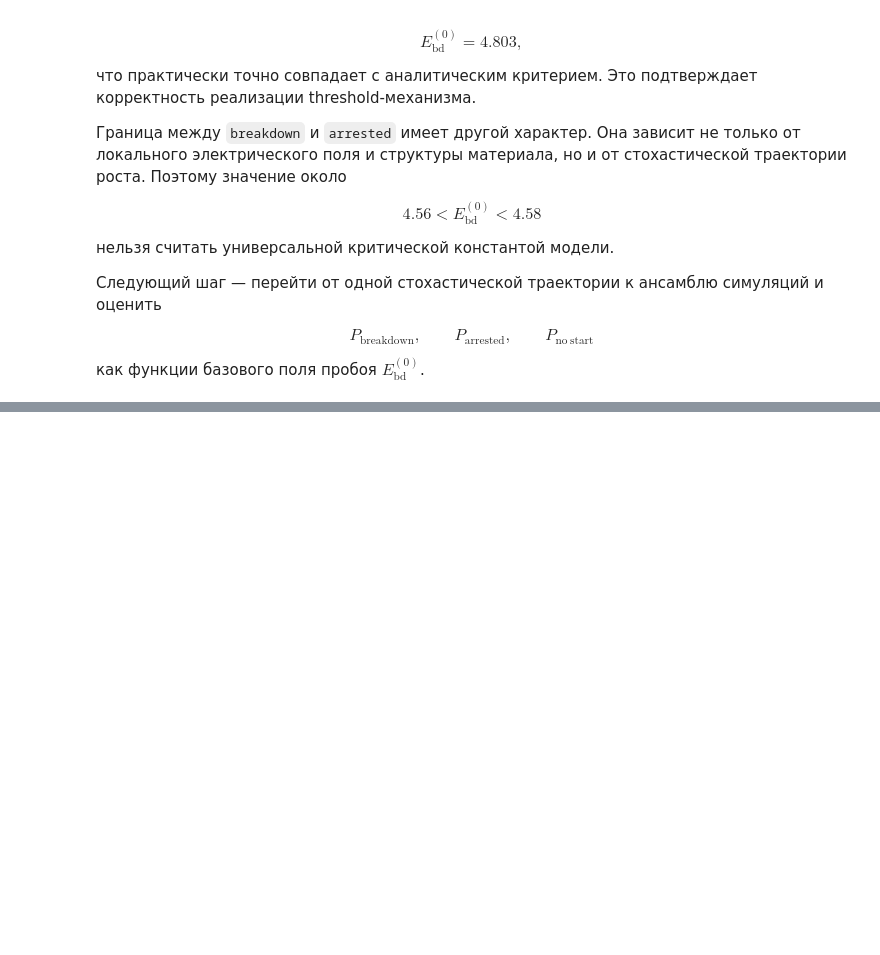
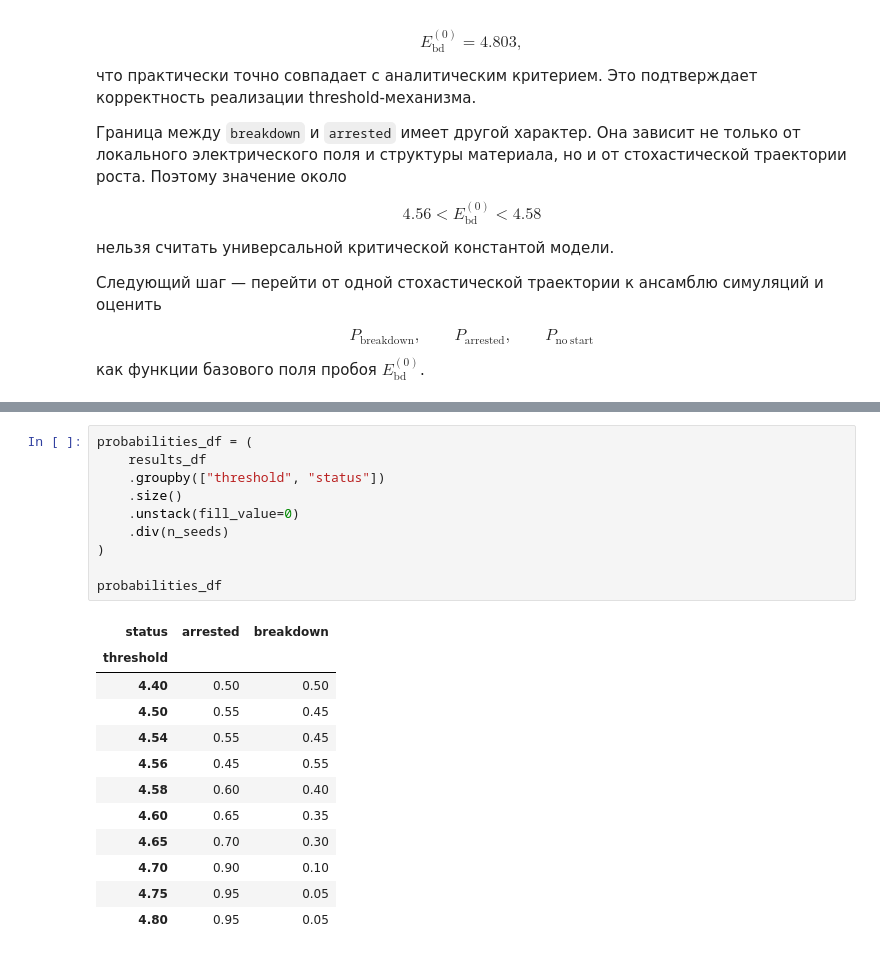
Before and after one commit to the-worst-student/dielectric-breakdown-model, a Jupyter notebook: notebooks/05_disorder_growth.ipynb, the cells around one changed output, grey strips where cells are left out. Cells and saved outputs as stored; diff of their text form; blank space fills up the shorter version.

```diff
--- a/notebooks/05_disorder_growth.ipynb
+++ b/notebooks/05_disorder_growth.ipynb
@@ -790,0 +794,23 @@ $$
+# %%
+probabilities_df = (
+    results_df
+    .groupby(["threshold", "status"])
+    .size()
+    .unstack(fill_value=0)
+    .div(n_seeds)
+)
+
+probabilities_df
+# %% [output]
+| status | arrested | breakdown |
+| threshold |  |  |
+| 4.40 | 0.50 | 0.50 |
+| 4.50 | 0.55 | 0.45 |
+| 4.54 | 0.55 | 0.45 |
+| 4.56 | 0.45 | 0.55 |
+| 4.58 | 0.60 | 0.40 |
+| 4.60 | 0.65 | 0.35 |
+| 4.65 | 0.70 | 0.30 |
+| 4.70 | 0.90 | 0.10 |
+| 4.75 | 0.95 | 0.05 |
+| 4.80 | 0.95 | 0.05 |
```
Also changed, not shown: parts of 6 cells of this notebook, 1 other file.
